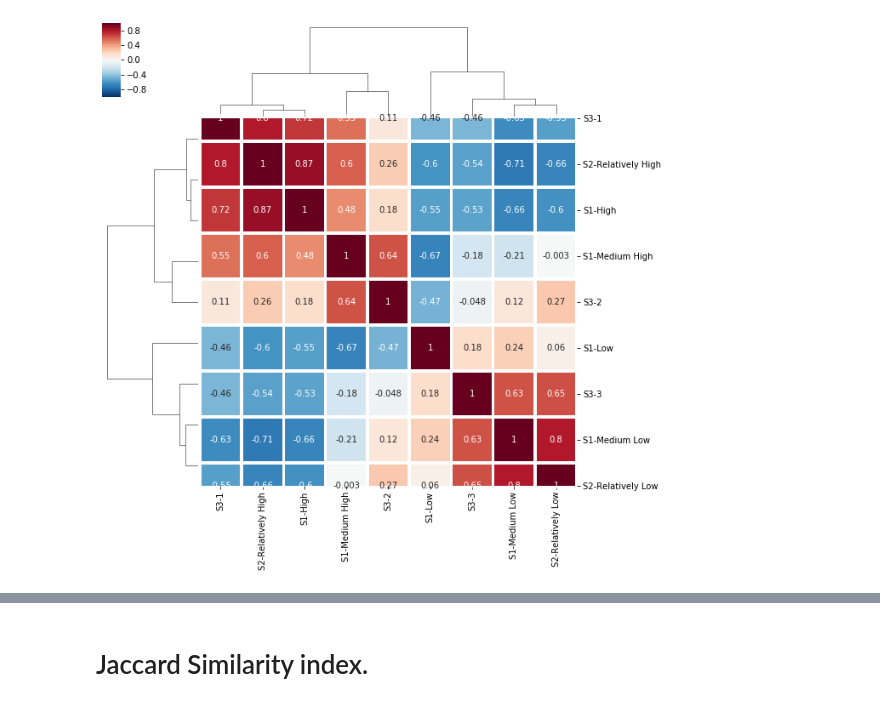
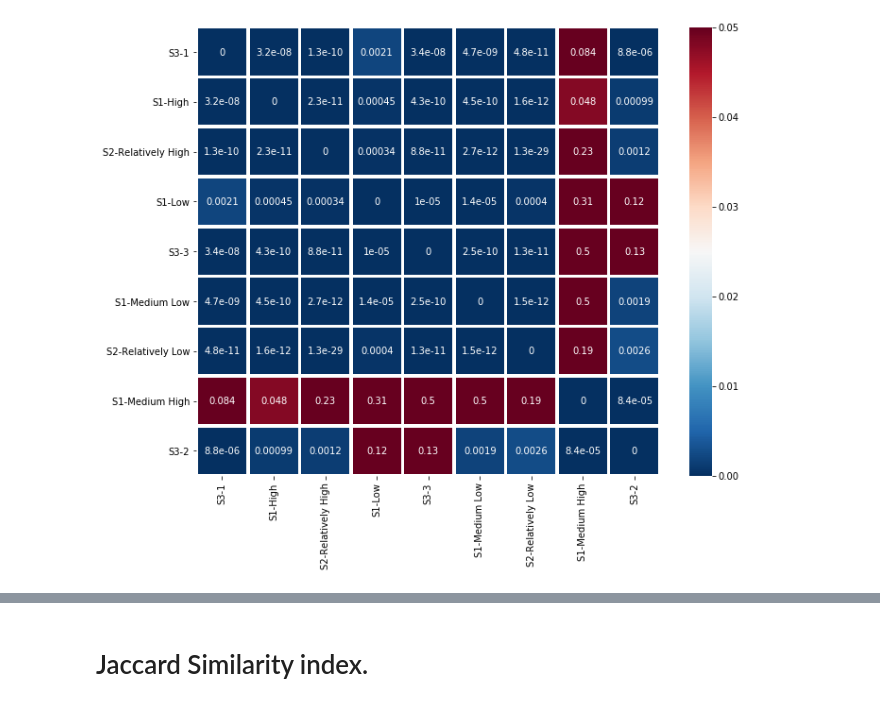
Before and after one commit to Guindillator/Certainty, a Jupyter notebook: Code_Figures_Certainty_Project.ipynb, the cells around one changed output, grey strips where cells are left out. Saved outputs shown, nothing was run; the diff lists cells and outputs as text; code cells hidden in the pictures.

```diff
--- a/Code_Figures_Certainty_Project.ipynb
+++ b/Code_Figures_Certainty_Project.ipynb
@@ -15,7 +14,6 @@ from skbio.stats.composition import clr, closure, centralize, multiplicative_rep
 from scipy.stats import spearmanr
 # %%
-s123 = pd.read_csv("C:\\Users\\marpr\\Desktop\\docto\\respuestas-s123_v1.1.csv", sep=',')
-# s123 = scale(np.asarray(s123))
+s123 = pd.read_csv("C:\\Users\\marpr\\Desktop\\docto\\respuestas-s123.csv", sep=',')
 s123 = pd.DataFrame(s123)
-s123
+s123.rank()
 # %% [output]
@@ -38,0 +37,7 @@ s123
+# %%
+s123_ = s123.rank()
+cor, pval = stats.spearmanr(s123_)
+pval = pd.DataFrame(pval)
+s123_corr = s123_.corr(method = 'spearman')
+iris = sns.clustermap(s123_corr, cmap="RdBu_r", annot=True, linewidths=2.5, vmax=1.0, vmin=-1.0, fmt=".02" )
+iris.savefig('Spearman Correlation between Certainty Categories_rank.png', dpi=500)
@@ -39,18 +46,9 @@ s123
 # %%
-s123_clr = clr(centralize(multiplicative_replacement(closure(s123), delta = 0.0001)))
-cor, pval = stats.spearmanr(s123_clr)
-pval = pd.DataFrame(pval)
-s123_clr = pd.DataFrame(s123_clr)
-s123_clr_corr = s123_clr.corr(method = 'spearman')
-
-
-s123_clr_corr.columns = ['S3-1','S2-Relatively High','S1-High','S1-Medium High', 'S3-2','S1-Low','S3-3','S1-Medium Low','S2-Relatively Low']
-s123_clr_corr.index = ['S3-1','S2-Relatively High','S1-High','S1-Medium High', 'S3-2','S1-Low','S3-3','S1-Medium Low','S2-Relatively Low']
-# mask = np.zeros_like(s123)
-# f, ax = plt.subplots(figsize=(11, 9))
-# mask[np.triu_indices_from(mask)] = True
-# plt.title("Spearman Correlation between Certainty Categories")
-iris = sns.clustermap(s123_clr_corr, cmap="RdBu_r", annot=True, linewidths=2.5, vmax=1.0, vmin=-1.0 )
-# iris.savefig('Spearman Correlation between Certainty Categories_compositional.png', dpi=500)
+pval.columns = ['S3-1','S1-High','S2-Relatively High','S1-Low','S3-3','S1-Medium Low','S2-Relatively Low','S1-Medium High', 'S3-2']
+pval.index = ['S3-1','S1-High','S2-Relatively High','S1-Low','S3-3','S1-Medium Low','S2-Relatively Low','S1-Medium High', 'S3-2']
+f, ax = plt.subplots(figsize=(11, 11))
+iris = sns.heatmap(pval, cmap="RdBu_r", annot=True, linewidths=2.5, vmax=0.05, vmin=0)
+plt.subplots_adjust(bottom=0.28)
+figure = iris.get_figure()
 # %% [output]
-[figure, old version]
+[figure, new version]
```
Also changed, not shown: parts of 11 cells of this notebook, 2 other files.
